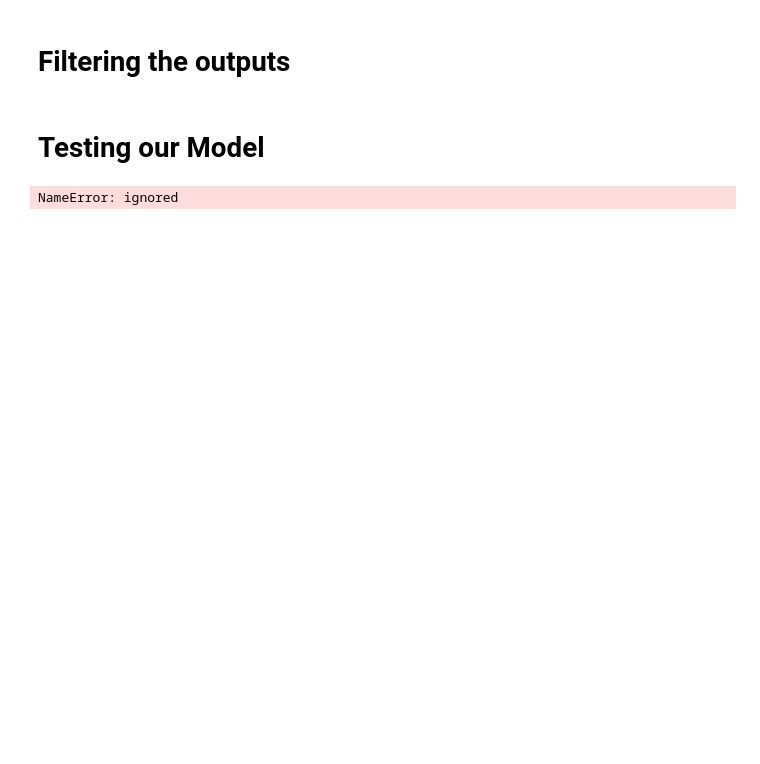
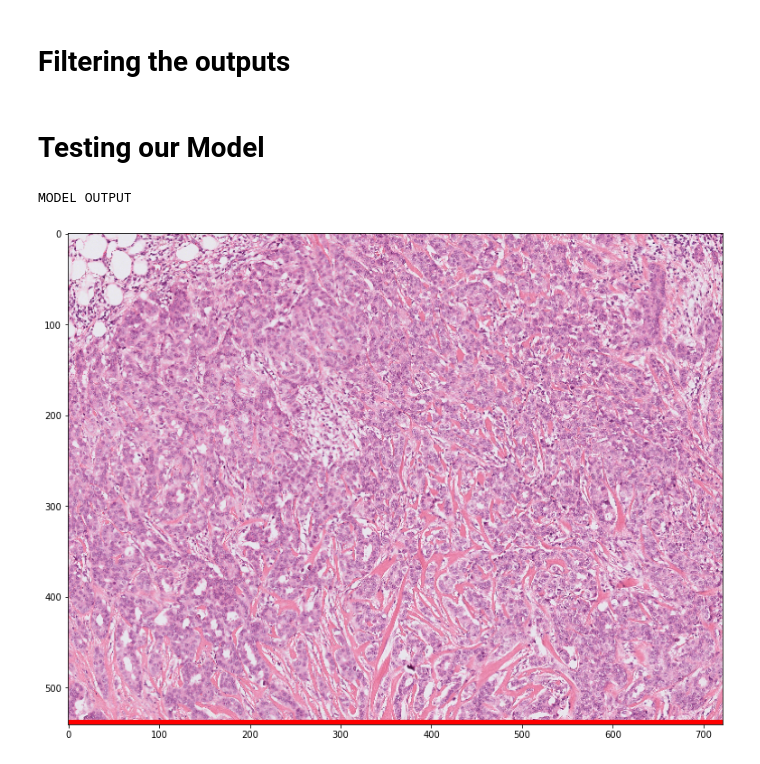
Before and after one commit to Ixiondbz/CSE499, a Jupyter notebook: Pytorch FRCNN Implementation.ipynb, the cells around one changed output. Drawn from its saved outputs; the diff is of its cells as text; code cells hidden in the pictures; blank space fills up the shorter version.

```diff
--- a/Pytorch FRCNN Implementation.ipynb
+++ b/Pytorch FRCNN Implementation.ipynb
@@ -213,10 +213,27 @@ plot_img_bbox(img, target)
+# %%
+# Send train=True for training transforms and False for val/test transforms
+def get_transform(train):
+  if train:
+    return A.Compose(
+      [
+        A.HorizontalFlip(0.5),
+        # ToTensorV2 converts image to pytorch tensor without div by 255
+        ToTensorV2(p=1.0)
+      ],
+      bbox_params={'format': 'pascal_voc', 'label_fields': ['labels']}
+    )
+  else:
+    return A.Compose(
+      [ToTensorV2(p=1.0)],
+      bbox_params={'format': 'pascal_voc', 'label_fields': ['labels']}
+    )
 # %% [markdown]
 # Dataloaders
 Make a loader for feeding our data into the neural network
 # %%
 # use our dataset and defined transformations
-dataset = MitosisImagesDataset(files_dir, 721, 541)
-dataset_test = MitosisImagesDataset(files_dir, 721, 541)
+dataset = MitosisImagesDataset(files_dir, 721, 541, transforms=get_transform(train=False))
+dataset_test = MitosisImagesDataset(files_dir, 721, 541, transforms=get_transform(train=False))
 
 # split the dataset in train and test set
 torch.manual_seed(1)
@@ -316,18 +349,19 @@ def torch_to_pil(img):
 # %% [markdown]
 # Testing our Model
 # %%
-test_dataset = ConeImagesDataset(test_dir, 480, 480, transforms= get_transform(train=True))
+test_dataset = MitosisImagesDataset(test_dir, 721, 541, transforms= get_transform(train=False))
 
 # pick one image from the test set
-img, target = test_dataset[10]
+img, target = test_dataset[0]
 # put the model in evaluation mode
 model.eval()
 with torch.no_grad():
   prediction = model([img.to(device)])[0]
 
 print('MODEL OUTPUT\n')
 nms_prediction = apply_nms(prediction, iou_thresh=0.01)
 
 plot_img_bbox(torch_to_pil(img), nms_prediction)
 # %% [output]
-NameError: ignored
+MODEL OUTPUT
+[figure, added]
```
Also changed, not shown: parts of 4 cells of this notebook.
